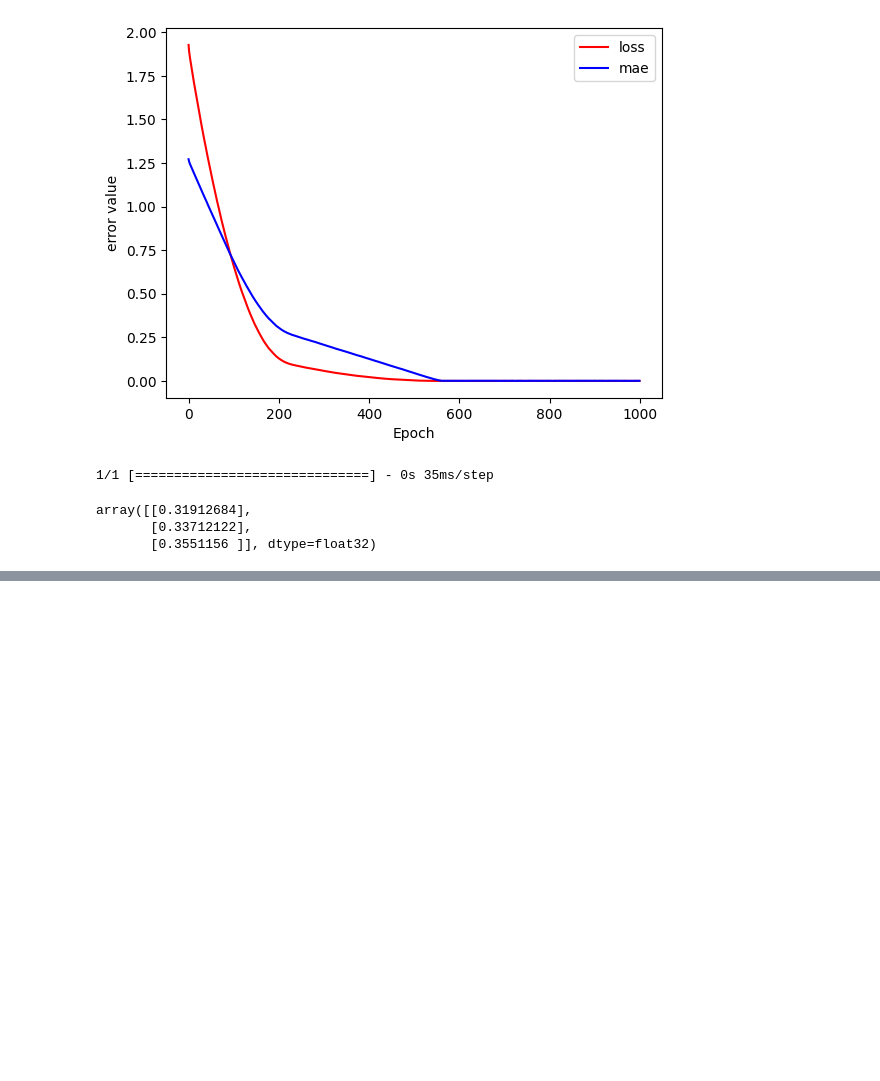
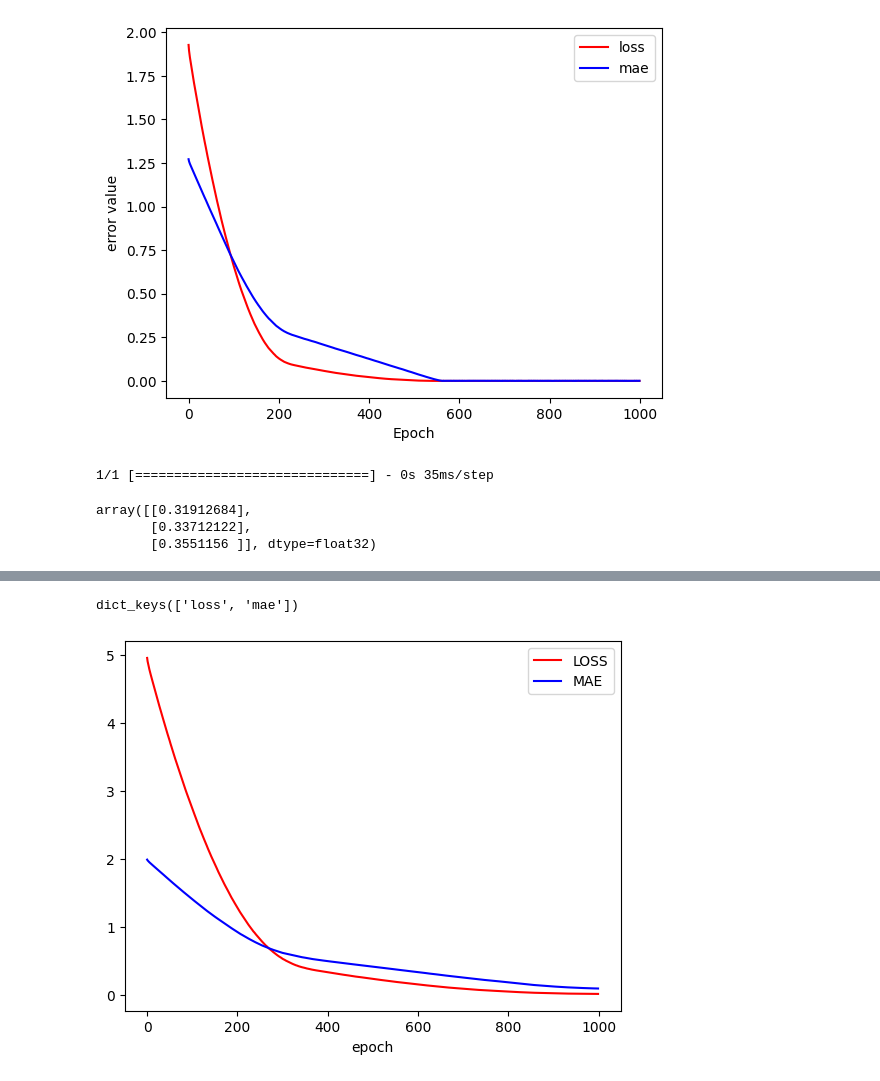
Before and after one commit to ai-mbc/ai, a Jupyter notebook: source/05_DeepLearning/01_머신입문_Linear Regression.ipynb, the cells around one changed output, grey strips where cells are left out. Saved outputs shown, nothing was run; the diff lists cells and outputs as text; code cells hidden in the pictures; blank space fills up the shorter version.

```diff
--- a/source/05_DeepLearning/01_머신입문_Linear Regression.ipynb
+++ b/source/05_DeepLearning/01_머신입문_Linear Regression.ipynb
@@ -196,0 +281,6 @@ model.save('model/after_learning.h5')
+# %%
+# 5. 학습시키기
+hist2=model2.fit(scaled_data_C,
+                 noised_scaled_data_F,
+                 epochs=1000,
+                 verbose=1)
@@ -196,0 +305,12 @@ model.save('model/after_learning.h5')
+# %%
+hist2.history.keys()
+# %% [output]
+dict_keys(['loss', 'mae'])
+# %%
+plt.plot(hist2.history['loss'],'r',label='LOSS')
+plt.plot(hist2.history['mae'],'b',label='MAE')
+plt.legend()
+plt.xlabel('epoch')
+plt.show()
+# %% [output]
+[figure, added]
```
Also changed, not shown: parts of 14 cells of this notebook, 1 other file.
